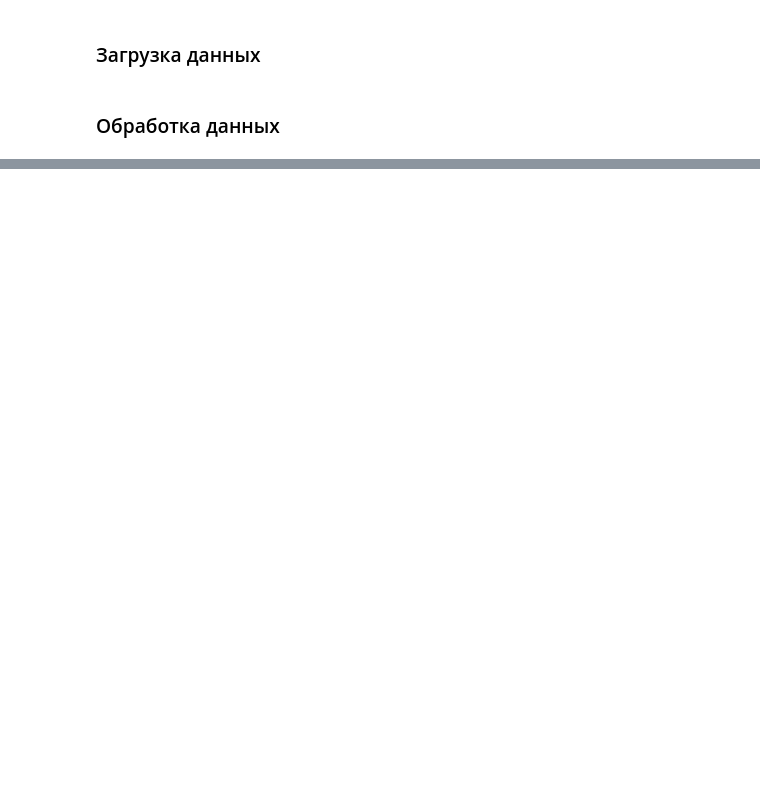
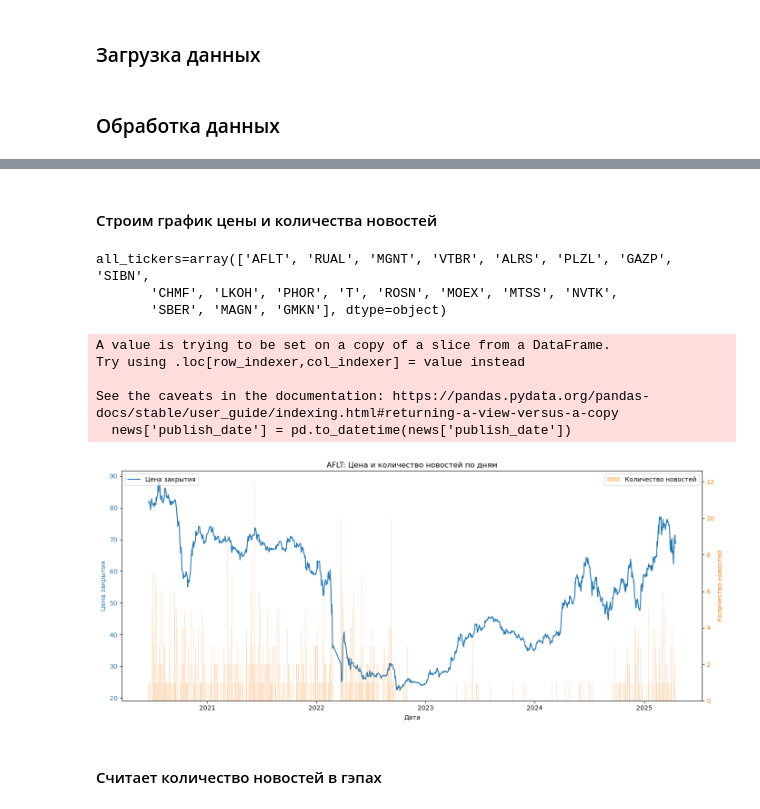
Before and after one commit to zahardimidov/finam-x-hse-trade-ai-hack-forecast, a Jupyter notebook: zahar.ipynb, the cells around one changed output, grey strips where cells are left out. Cells and saved outputs as stored; diff of their text form; code cells hidden in the pictures; blank space fills up the shorter version.

```diff
--- a/zahar.ipynb
+++ b/zahar.ipynb
@@ -12,0 +41,7 @@ df.head()
+# %%
+train_candles['begin'] = pd.to_datetime(train_candles['begin'])
+train_candles.sort_values(by='begin', inplace=True)
+train_candles['diff'] = train_candles.groupby(by='ticker')['begin'].diff().dt.days.astype('Int64')
+train_candles['weekday'] = train_candles['begin'].dt.weekday
+
+train_candles
@@ -84,0 +243,59 @@ print(f"Заполненных tickers: {total-empty_count}")
+# %% [markdown]
+#### Строим график цены и количества новостей
+# %%
+def plot_price_and_news_per_day(ticker, train_candles, train_news):
+    # Фильтруем свечи по тикеру и сортируем по дате
+    df_candles = train_candles[train_candles['ticker'] == ticker].sort_values('begin')
+    if df_candles.empty:
+        print(f"Нет данных по тикеру {ticker}")
+        return
+
+    # Готовим данные по новостям: фильтруем по тикеру и дате, группируем по дню
+    news = train_news[train_news['tickers'].str.contains(ticker)]
+    news['publish_date'] = pd.to_datetime(news['publish_date'])
+    news_per_day = news.groupby(news['publish_date'].dt.date).size()
+
+    # Готовим ось X (даты) и Y (цена закрытия)
+    dates = df_candles['begin']
+    prices = df_candles['close']
+
+    # Для новостей: приводим к тому же диапазону дат, что и свечи
+    news_counts = news_per_day.reindex(dates.dt.date, fill_value=0)
+
+    fig, ax1 = plt.subplots(figsize=(14, 6))
+
+    # Линия цены
+    ax1.plot(dates, prices, color='tab:blue', label='Цена закрытия')
+    ax1.set_xlabel('Дата')
+    ax1.set_ylabel('Цена закрытия', color='tab:blue')
+    ax1.tick_params(axis='y', labelcolor='tab:blue')
+
+    # Бары количества новостей
+    ax2 = ax1.twinx()
+    ax2.bar(dates, news_counts.values, width=1, color='tab:orange', alpha=0.3, label='Количество новостей')
+    ax2.set_ylabel('Количество новостей', color='tab:orange')
+    ax2.tick_params(axis='y', labelcolor='tab:orange')
+
+    # Легенда и оформление
+    ax1.legend(loc='upper left')
+    ax2.legend(loc='upper right')
+    plt.title(f"{ticker}: Цена и количество новостей по дням")
+    plt.tight_layout()
+    plt.show()
+
+all_tickers = train_candles['ticker'].unique()
+print(f'{all_tickers=}')
+ticker = all_tickers[0]
+plot_price_and_news_per_day(ticker, train_candles, train_news)
+# %% [output]
+all_tickers=array(['AFLT', 'RUAL', 'MGNT', 'VTBR', 'ALRS', 'PLZL', 'GAZP', 'SIBN',
+       'CHMF', 'LKOH', 'PHOR', 'T', 'ROSN', 'MOEX', 'MTSS', 'NVTK',
+       'SBER', 'MAGN', 'GMKN'], dtype=object)
+A value is trying to be set on a copy of a slice from a DataFrame.
+Try using .loc[row_indexer,col_indexer] = value instead
+
+See the caveats in the documentation: https://pandas.pydata.org/pandas-docs/stable/user_guide/indexing.html#returning-a-view-versus-a-copy
+  news['publish_date'] = pd.to_datetime(news['publish_date'])
+[figure, added]
+# %% [markdown]
+#### Считает количество новостей в гэпах
```
Also changed, not shown: parts of 19 cells of this notebook, 1 other file.
